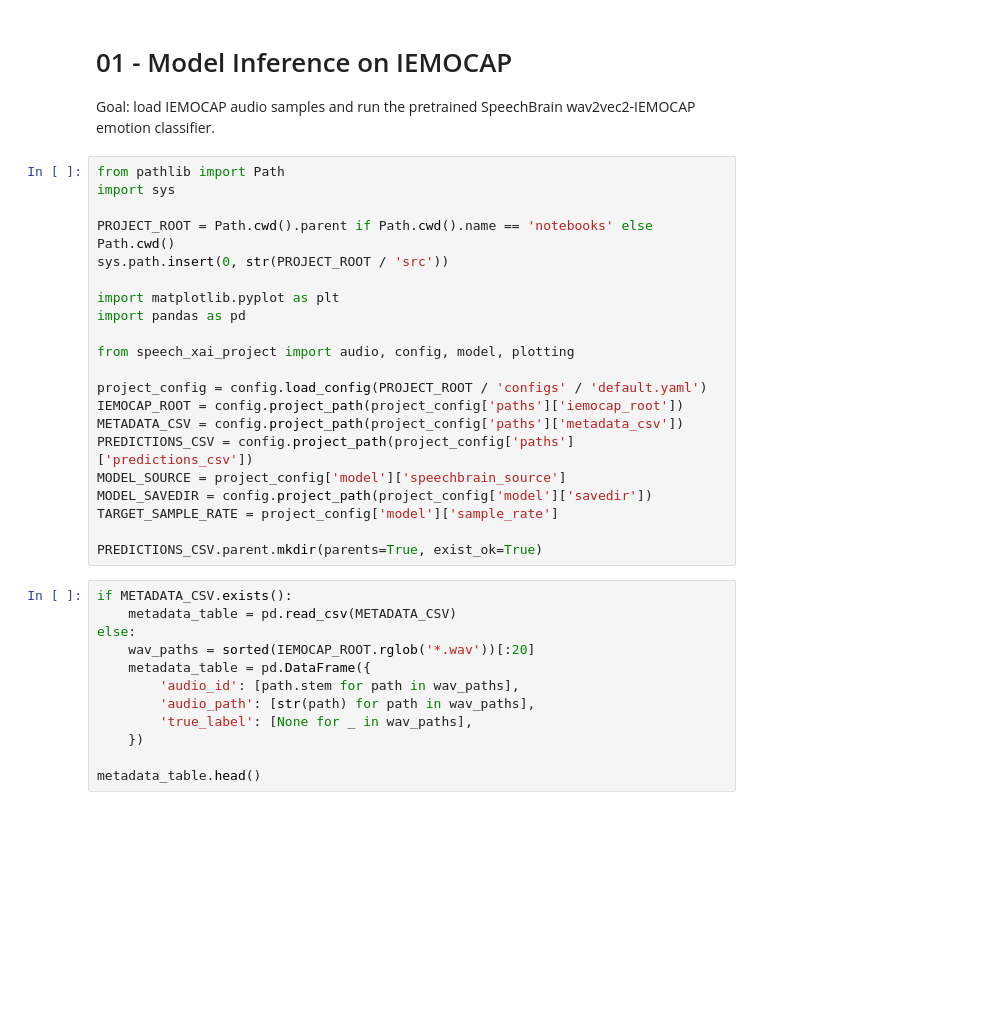
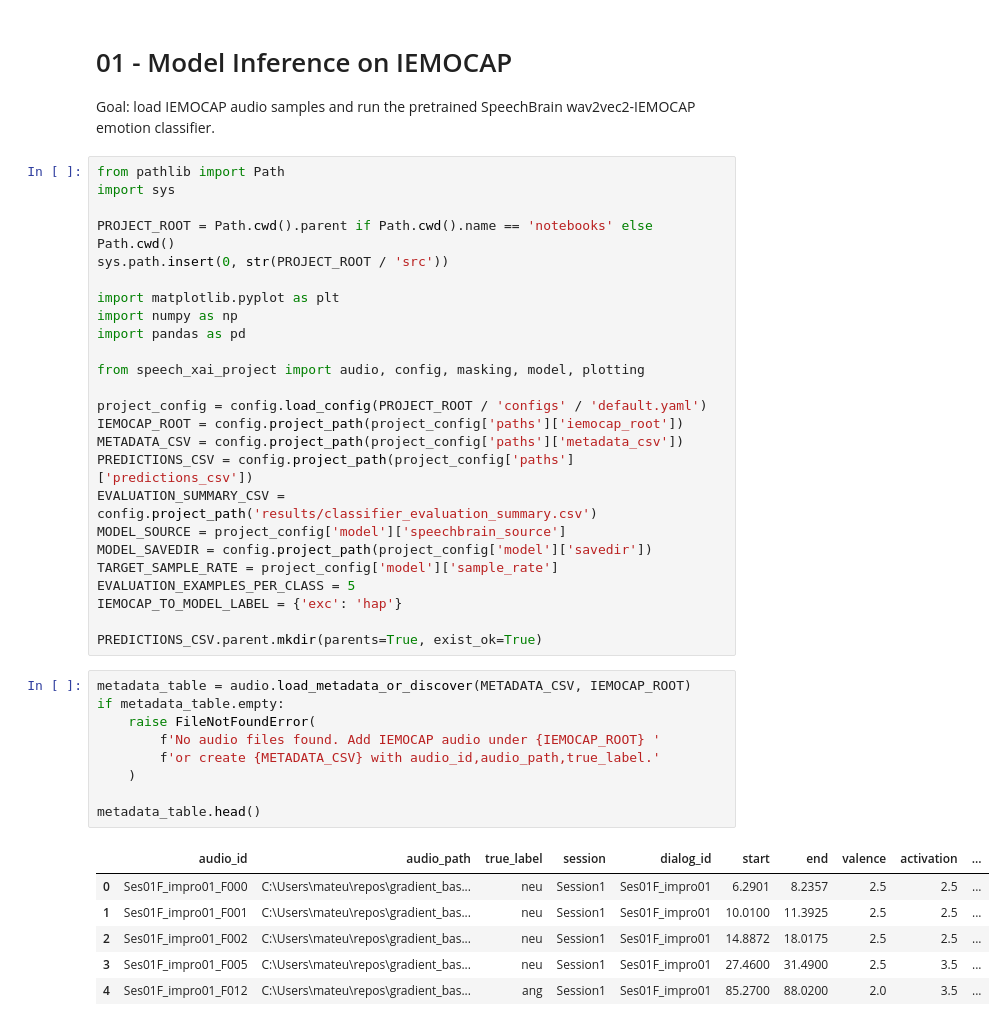
Before and after one commit to MateusWiteck/gradient_based_speach_xai, a Jupyter notebook: notebooks/01_inference_iemocap.ipynb, the cells around one changed output. Drawn from its saved outputs; the diff is of its cells as text; blank space fills up the shorter version.

```diff
--- a/notebooks/01_inference_iemocap.ipynb
+++ b/notebooks/01_inference_iemocap.ipynb
@@ -10,31 +10,39 @@ PROJECT_ROOT = Path.cwd().parent if Path.cwd().name == 'notebooks' else Path.cwd
 sys.path.insert(0, str(PROJECT_ROOT / 'src'))
 
 import matplotlib.pyplot as plt
+import numpy as np
 import pandas as pd
 
-from speech_xai_project import audio, config, model, plotting
+from speech_xai_project import audio, config, masking, model, plotting
 
 project_config = config.load_config(PROJECT_ROOT / 'configs' / 'default.yaml')
 IEMOCAP_ROOT = config.project_path(project_config['paths']['iemocap_root'])
 METADATA_CSV = config.project_path(project_config['paths']['metadata_csv'])
 PREDICTIONS_CSV = config.project_path(project_config['paths']['predictions_csv'])
+EVALUATION_SUMMARY_CSV = config.project_path('results/classifier_evaluation_summary.csv')
 MODEL_SOURCE = project_config['model']['speechbrain_source']
 MODEL_SAVEDIR = config.project_path(project_config['model']['savedir'])
 TARGET_SAMPLE_RATE = project_config['model']['sample_rate']
+EVALUATION_EXAMPLES_PER_CLASS = 5
+IEMOCAP_TO_MODEL_LABEL = {'exc': 'hap'}
 
 PREDICTIONS_CSV.parent.mkdir(parents=True, exist_ok=True)
-# %%
-if METADATA_CSV.exists():
-    metadata_table = pd.read_csv(METADATA_CSV)
-else:
-    wav_paths = sorted(IEMOCAP_ROOT.rglob('*.wav'))[:20]
-    metadata_table = pd.DataFrame({
-        'audio_id': [path.stem for path in wav_paths],
-        'audio_path': [str(path) for path in wav_paths],
-        'true_label': [None for _ in wav_paths],
-    })
-
-metadata_table.head()
+# %%
+metadata_table = audio.load_metadata_or_discover(METADATA_CSV, IEMOCAP_ROOT)
+if metadata_table.empty:
+    raise FileNotFoundError(
+        f'No audio files found. Add IEMOCAP audio under {IEMOCAP_ROOT} '
+        f'or create {METADATA_CSV} with audio_id,audio_path,true_label.'
+    )
+
+metadata_table.head()
+# %% [output]
+|  | audio_id | audio_path | true_label | session | dialog_id | start | end | valence | activation | ... |
+| 0 | Ses01F_impro01_F000 | C:\Users\mateu\repos\gradient_bas... | neu | Session1 | Ses01F_impro01 | 6.2901 | 8.2357 | 2.5 | 2.5 | ... |
+| 1 | Ses01F_impro01_F001 | C:\Users\mateu\repos\gradient_bas... | neu | Session1 | Ses01F_impro01 | 10.0100 | 11.3925 | 2.5 | 2.5 | ... |
+| 2 | Ses01F_impro01_F002 | C:\Users\mateu\repos\gradient_bas... | neu | Session1 | Ses01F_impro01 | 14.8872 | 18.0175 | 2.5 | 2.5 | ... |
+| 3 | Ses01F_impro01_F005 | C:\Users\mateu\repos\gradient_bas... | neu | Session1 | Ses01F_impro01 | 27.4600 | 31.4900 | 2.5 | 3.5 | ... |
+| 4 | Ses01F_impro01_F012 | C:\Users\mateu\repos\gradient_bas... | ang | Session1 | Ses01F_impro01 | 85.2700 | 88.0200 | 2.0 | 3.5 | ... |
 # %%
 sample_row = metadata_table.iloc[0]
 sample_waveform, sample_rate = audio.load_waveform(sample_row.audio_path, TARGET_SAMPLE_RATE)
```
Also changed, not shown: parts of 6 cells of this notebook, 24 other files.
